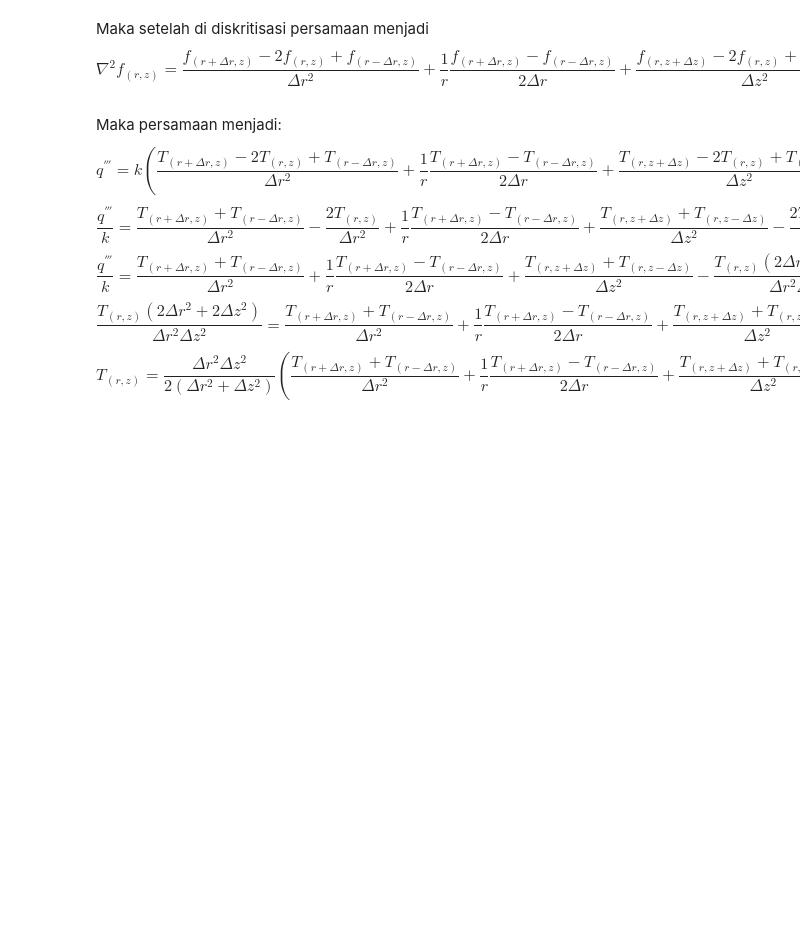
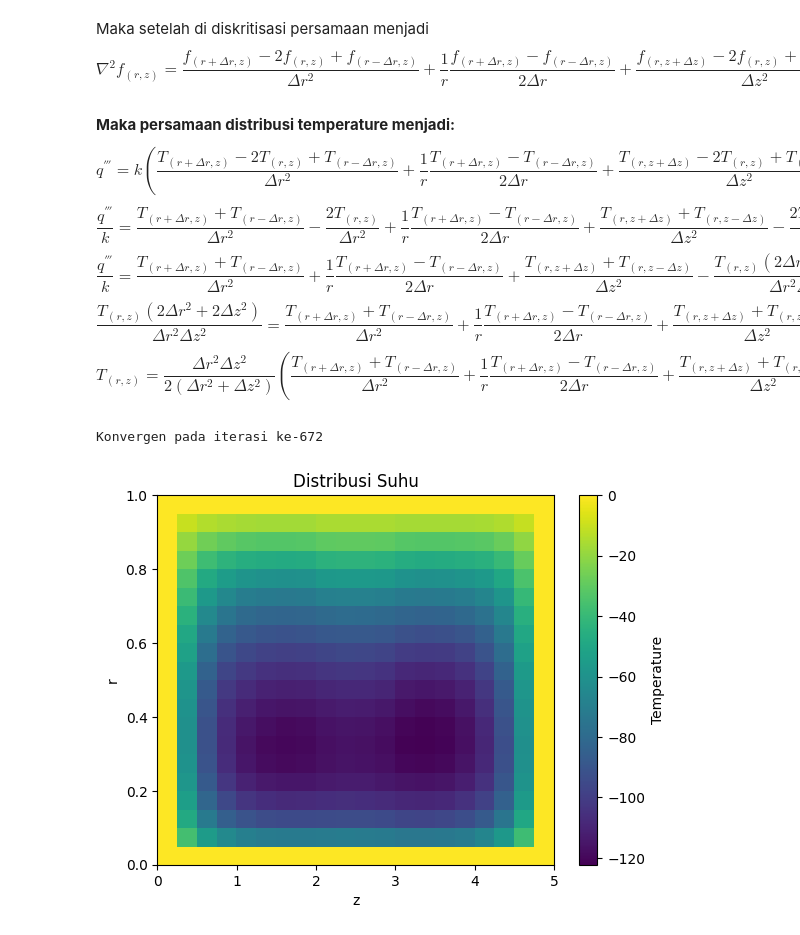
Before and after one commit to dhiyasalmas/Numerical-Method-in-Nuclear, a Jupyter notebook: UAS_24923304_Dhiya Salma Salsabila.ipynb, the cells around one changed output. Saved outputs shown, nothing was run; the diff lists cells and outputs as text; code cells hidden in the pictures; blank space fills up the shorter version.

```diff
--- a/UAS_24923304_Dhiya Salma Salsabila.ipynb
+++ b/UAS_24923304_Dhiya Salma Salsabila.ipynb
@@ -434,7 +443,7 @@ $$ \frac{\partial^2 f_{(r,z)}}{\partial z^2} = \frac{f_{(r, z+\Delta z)}-2 f_{(r
 Maka setelah di diskritisasi persamaan menjadi
 **$$ \nabla^2 f_{(r,z)} = \frac{f_{(r+\Delta r, z)}-2 f_{(r,z)}+ f_{(r-\Delta r,z)}}{\Delta r^2} + \frac{1}{r} \frac{f_{(r+\Delta r, z)}- f_{(r-\Delta r,z)}}{2 \Delta r} + \frac{f_{(r, z+\Delta z)}-2 f_{(r,z)}+ f_{(r,z-\Delta z)}}{\Delta z^2} $$**
 # %% [markdown]
-Maka persamaan menjadi:
+**Maka persamaan distribusi temperature menjadi:**
 $$ q^{'''} = k (\frac{T_{(r+\Delta r, z)}-2 T_{(r,z)}+ T_{(r-\Delta r,z)}}{\Delta r^2} + \frac{1}{r} \frac{T_{(r+\Delta r, z)}- T_{(r-\Delta r,z)}}{2 \Delta r} + \frac{T_{(r, z+\Delta z)}-2 T_{(r,z)}+ T_{(r,z-\Delta z)}}{\Delta z^2})  $$
 $$\frac{q^{'''}}{k} = \frac{T_{(r+\Delta r, z)}+ T_{(r-\Delta r,z)}}{\Delta r^2} -\frac{2 T_{(r,z)}}{\Delta r^2}+ \frac{1}{r} \frac{T_{(r+\Delta r, z)}- T_{(r-\Delta r,z)}}{2 \Delta r} + \frac{T_{(r, z+\Delta z)}+ T_{(r,z-\Delta z)}}{\Delta z^2} -\frac{2 T_{(r,z)}}{{\Delta z^2}} $$
 $$ \frac{q^{'''}}{k} = \frac{T_{(r+\Delta r, z)}+ T_{(r-\Delta r,z)}}{\Delta r^2} + \frac{1}{r} \frac{T_{(r+\Delta r, z)}- T_{(r-\Delta r,z)}}{2 \Delta r} + \frac{T_{(r, z+\Delta z)}+ T_{(r,z-\Delta z)}}{\Delta z^2} -\frac{T_{(r,z)} (2 \Delta r^2 + 2 \Delta z^2)}{\Delta r^2 \Delta z^2} $$
@@ -497,0 +452,52 @@ plot_grafik(T , r, z, t, -1)
+# %%
+import numpy as np
+import matplotlib.pyplot as plt
+
+# Parameter
+jari_jari = 1  # Panjang reaktor
+tinggi = 5     # Tinggi reaktor
+jumlahtitik_r = 20  # Jumlah diskritisasi radial
+jumlahtitik_z = 20  # Jumlah diskritisasi aksial
+k = 0.5        # Difusivitas termal
+dr = jari_jari / (jumlahtitik_r - 1)
+dz = tinggi / (jumlahtitik_z - 1)
+r = np.linspace(0, jari_jari, jumlahtitik_r)
+z = np.linspace(0, tinggi, jumlahtitik_z)
+
+# Data dummy q
+q_original = np.random.rand(200, 5)
+
+# REshape q (20, 20)
+q_mean_per_group = np.mean(q_original.reshape(jumlahtitik_r, 10, 5), axis=1)
+q = np.repeat(q_mean_per_group, 4, axis=1).reshape(jumlahtitik_r, jumlahtitik_z)
+
+# Keadaan awal
+T = np.zeros((jumlahtitik_r, jumlahtitik_z))
+
+# Iterasi waktu
+for iterasi in range(1000):
+    T_new = np.copy(T)
+    # Iterasi z
+    for j in range(1, jumlahtitik_z - 1):
+        # Iterasi r
+        for i in range(1, jumlahtitik_r - 1):
+            T_new[i, j] = ((dr**2*dz**2)/(2*(dr**2+dz**2))*((T[i+1,j]+T[i-1,j])/dr**2+(1/r[i])*(T[i+1,j]-T[i-1,j])/(2*dr)+(T[i,j +1]+T[i,j-1])/dz**2)-q[i,j]/k)
+
+    # Cek konvergensi
+    if np.allclose(T, T_new, atol=1e-6):
+        print(f"Konvergen pada iterasi ke-{iterasi}")
+        break
+
+    # Update nilai suhu
+    T = T_new
+
+# Plot
+plt.imshow(T, extent=(0, tinggi, 0, jari_jari), origin="lower", aspect="auto", cmap="viridis")
+plt.colorbar(label="Temperature")
+plt.xlabel("z")
+plt.ylabel("r")
+plt.title("Distribusi Suhu")
+plt.show()
+# %% [output]
+Konvergen pada iterasi ke-672
+[figure, added]
```
Also changed, not shown: parts of 5 cells of this notebook.
